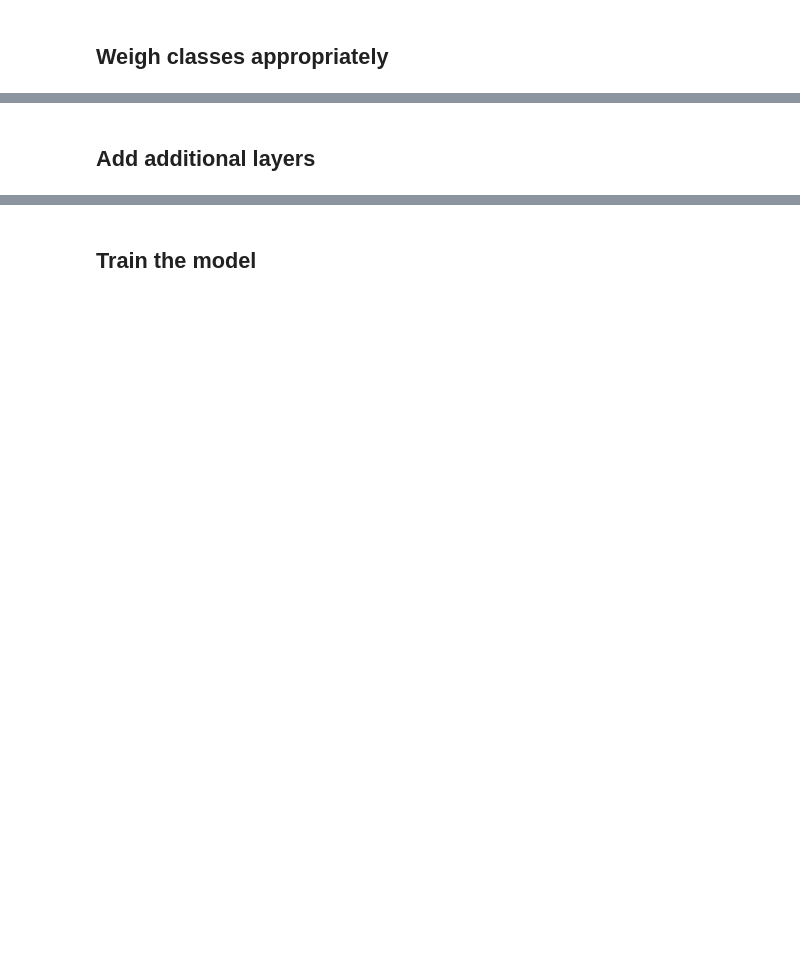
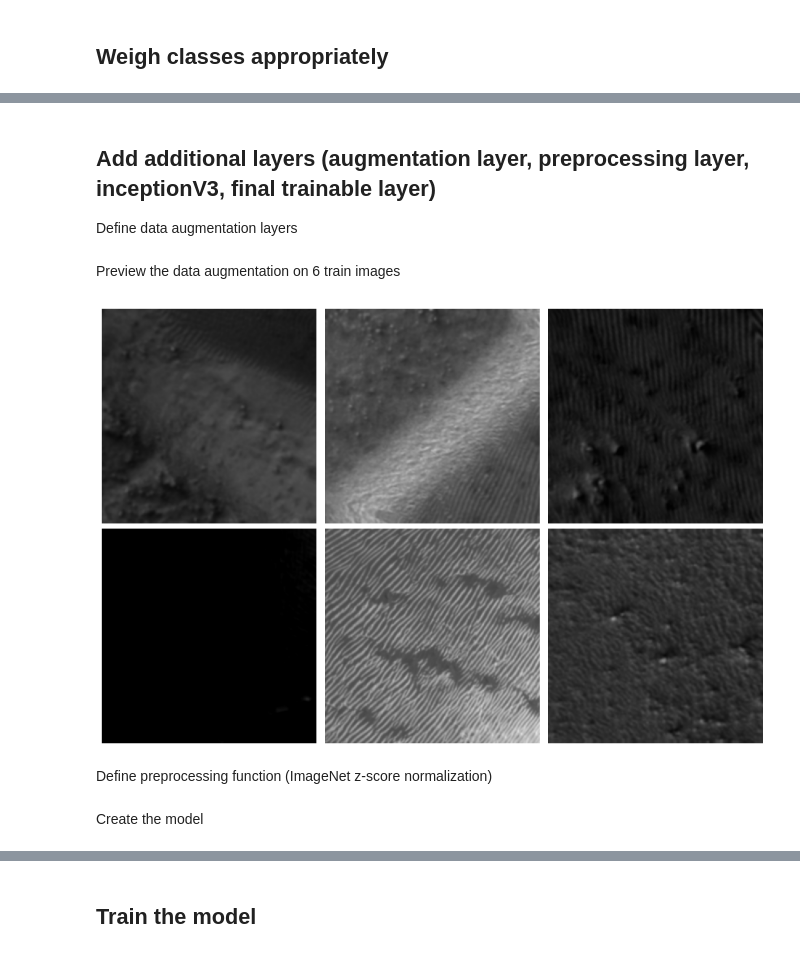
Before and after one commit to strongs20/MartianFrostML, a Jupyter notebook: binary_fine_tune.ipynb, the cells around one changed output, grey strips where cells are left out. Cells and saved outputs as stored; diff of their text form; code cells hidden in the pictures; blank space fills up the shorter version.

Commit message:
Replaced deprecated DatasetGenerator with tf Dataset. Made data augmentation and preprocessing part of the model architecture; efficient use of GPU.

```diff
--- a/binary_fine_tune.ipynb
+++ b/binary_fine_tune.ipynb
@@ -240,7 +237,8 @@ display_random_image_and_json(all_data)
 # %% [markdown]
 Gather and bin the data
 # %%
-only_class = True
+# If this is true, only tiles with uniform albedo and/or defrosting marks will be treated as frost
+only_class = False
 
 # Train Data
 X_train = []
@@ -289,0 +290,6 @@ y_test = np.array(y_test)
+# %%
+indices = np.arange(X_train.shape[0])
+np.random.shuffle(indices)
+X_train = X_train[indices]
+y_train = y_train[indices]
+print(f"Shuffled {X_train.shape[0]} items in training set")
@@ -389,2 +402,3 @@ for layer in base_model.layers:
 # %% [markdown]
-## Add additional layers
+## Add additional layers (augmentation layer, preprocessing layer, inceptionV3, final trainable layer)
+Define data augmentation layers
@@ -390,0 +419,27 @@ for layer in base_model.layers:
+# %% [markdown]
+Preview the data augmentation on 6 train images
+# %%
+import matplotlib.pyplot as plt
+import numpy as np
+
+# Randomly select 6 images from X_train
+random_indices = np.random.choice(X_train.shape[0], 6)
+random_images = X_train[random_indices]
+
+# Apply data augmentation
+augmented_images = data_augmentation(random_images)
+
+# Plot the original and augmented images
+fig, axes = plt.subplots(2, 3, figsize=(12, 8))
+axes = axes.flatten()
+
+for img, ax in zip(augmented_images, axes):
+    ax.imshow(img / 255.0) # Assuming the images are scaled between 0 and 255
+    ax.axis('off')
+
+plt.tight_layout()
+plt.show()
+# %% [output]
+[figure, added]
+# %% [markdown]
+Define preprocessing function (ImageNet z-score normalization)
@@ -391 +451,3 @@ for layer in base_model.layers:
+# %% [markdown]
+Create the model
 # %%
```
Also changed, not shown: parts of 32 cells of this notebook, 1 other file.
